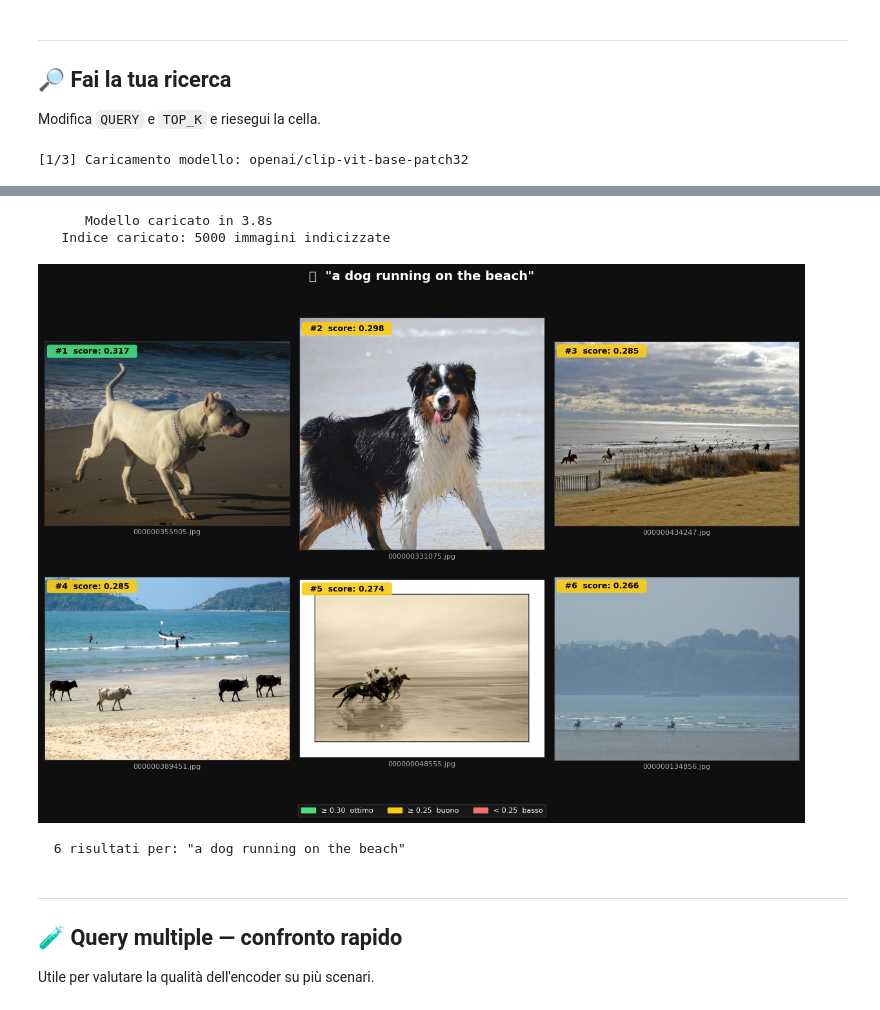
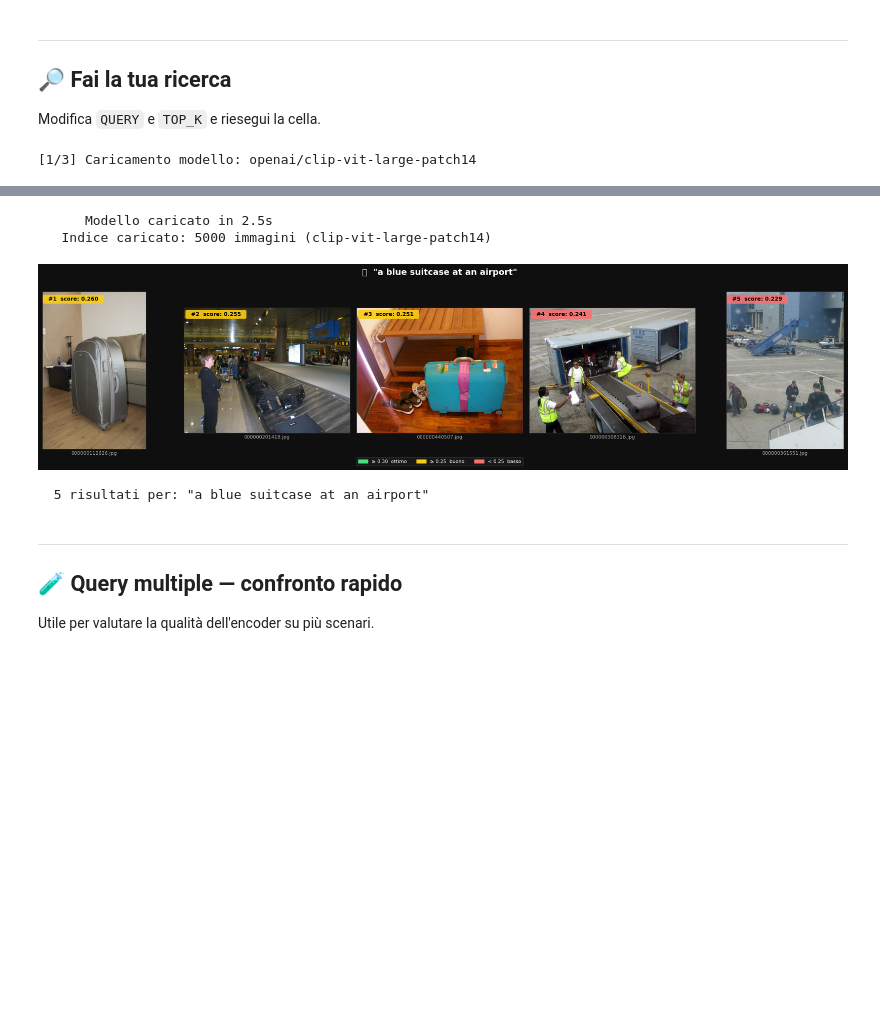
Before and after one commit to AndreaDAmicis22/Visual-Asset-Retrieval, a Jupyter notebook: notebooks/semantic_search_explorer.ipynb, the cells around one changed output, grey strips where cells are left out. Cells and saved outputs as stored; diff of their text form; code cells hidden in the pictures; blank space fills up the shorter version.

```diff
--- a/notebooks/semantic_search_explorer.ipynb
+++ b/notebooks/semantic_search_explorer.ipynb
@@ -21,9 +21,9 @@ from semantic_search.utils import visual_search
 ## 🔎 Fai la tua ricerca
 Modifica `QUERY` e `TOP_K` e riesegui la cella.
 # %%
-QUERY = "a dog running on the beach"
-TOP_K = 6
+QUERY = "a blue suitcase at an airport"
+TOP_K = 5
 
-visual_search(QUERY, top_k=TOP_K)
+visual_search(QUERY, top_k=TOP_K, cols=5)
 # %% [output]
-[1/3] Caricamento modello: openai/clip-vit-base-patch32
+[1/3] Caricamento modello: openai/clip-vit-large-patch14
@@ -32,14 +31,14 @@ CLIPModel LOAD REPORT from: openai/clip-vit-base-patch32
 Key                                  | Status     |  |
 -------------------------------------+------------+--+-
 text_model.embeddings.position_ids   | UNEXPECTED |  |
 vision_model.embeddings.position_ids | UNEXPECTED |  |
 
 Notes:
 - UNEXPECTED:   can be ignored when loading from different task/architecture; not ok if you expect identical arch.
-      Modello caricato in 3.8s
-   Indice caricato: 5000 immagini indicizzate
+      Modello caricato in 2.5s
+   Indice caricato: 5000 immagini (clip-vit-large-patch14)
-[figure, old version]
+[figure, new version]
-  6 risultati per: "a dog running on the beach"
+  5 risultati per: "a blue suitcase at an airport"
 # %% [markdown]
 ---
 ## 🧪 Query multiple — confronto rapido
```
Also changed, not shown: parts of 1 cell of this notebook, 4 other files.
